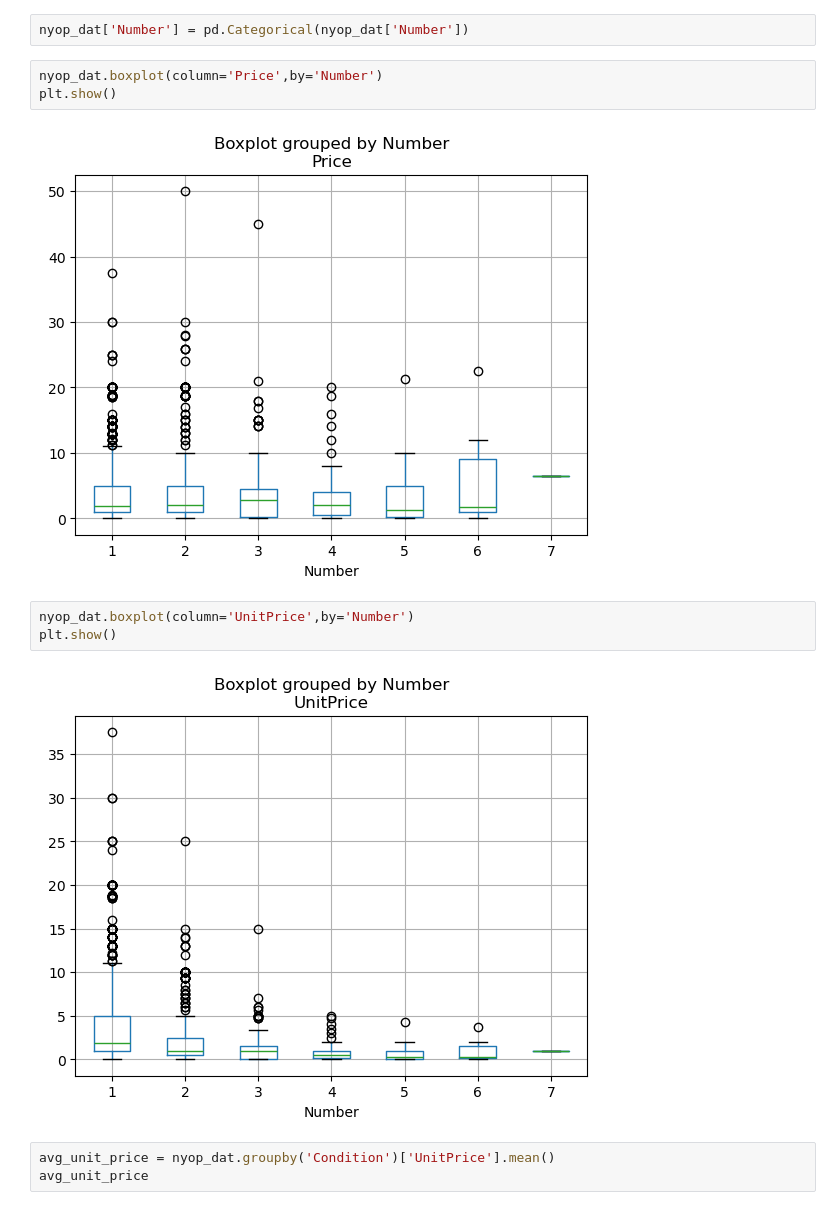
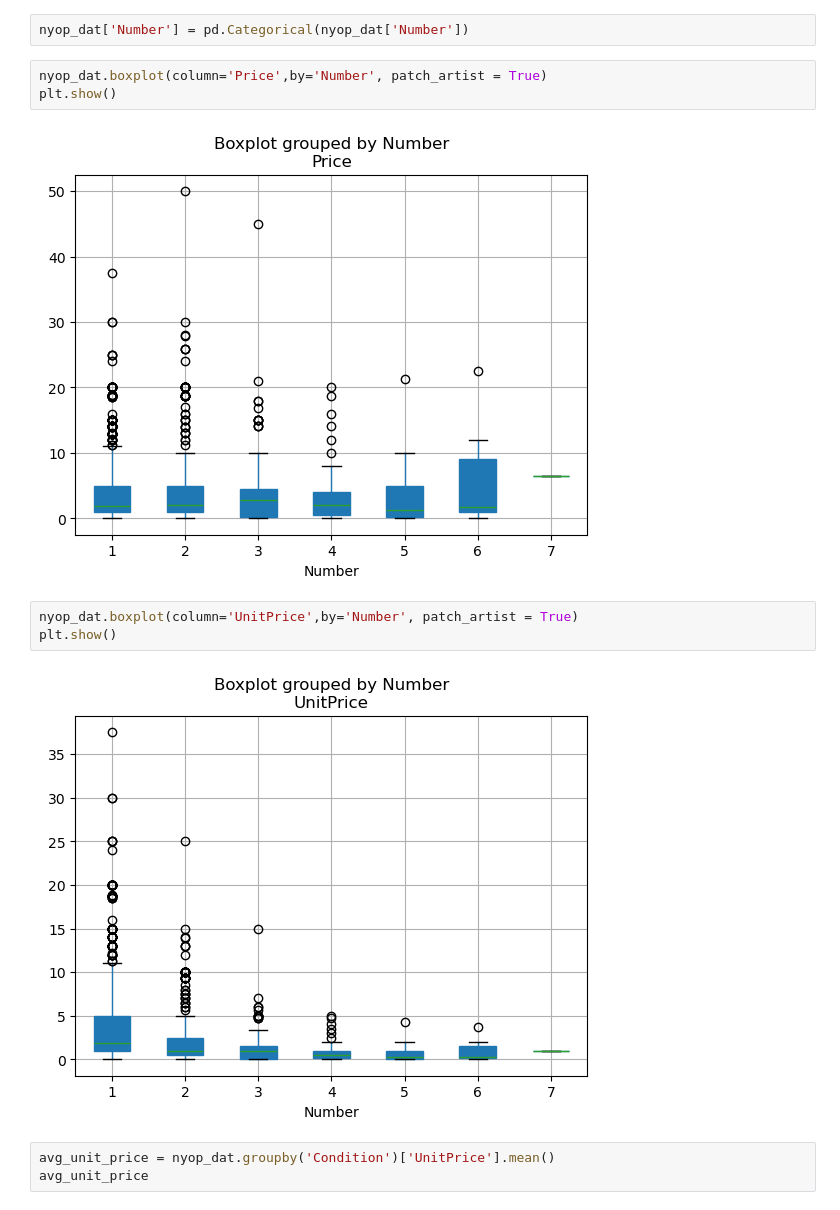
Before and after one commit to rsm-roguchi/Case2, a Jupyter notebook: case.ipynb, the cells around one changed output. Drawn from its saved outputs; the diff is of its cells as text.

```diff
--- a/case.ipynb
+++ b/case.ipynb
@@ -132,15 +132,15 @@ nyop_dat.head()
 # %%
 nyop_dat['Number'] = pd.Categorical(nyop_dat['Number'])
 # %%
-nyop_dat.boxplot(column='Price',by='Number')
+nyop_dat.boxplot(column='Price',by='Number', patch_artist = True)
 plt.show()
 # %% [output]
-[figure, old version]
+[figure, new version]
 # %%
-nyop_dat.boxplot(column='UnitPrice',by='Number')
+nyop_dat.boxplot(column='UnitPrice',by='Number', patch_artist = True)
 plt.show()
 # %% [output]
-[figure, old version]
+[figure, new version]
 # %%
 avg_unit_price = nyop_dat.groupby('Condition')['UnitPrice'].mean()
 avg_unit_price
```
Also changed, not shown: parts of 24 cells of this notebook.
